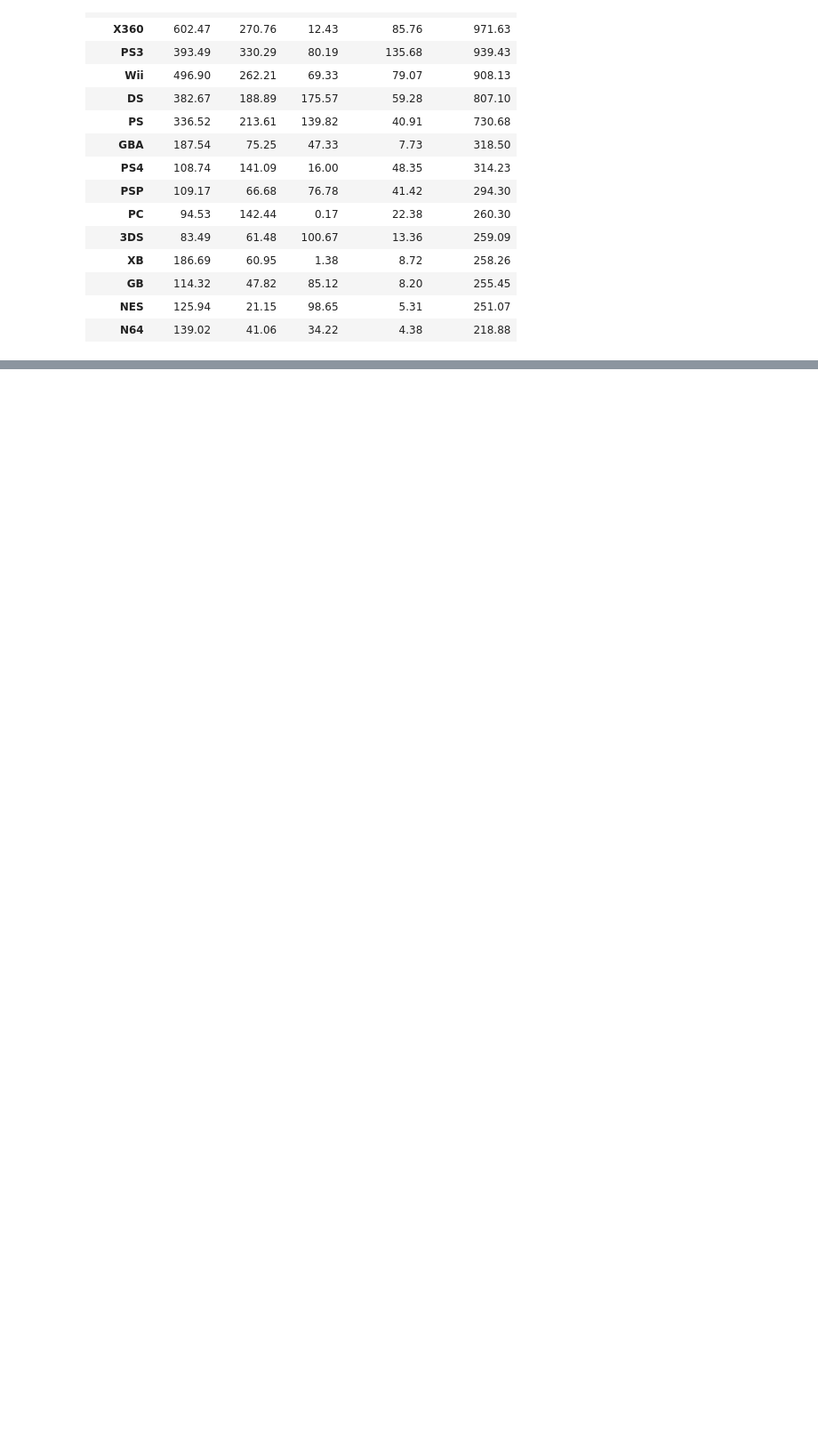
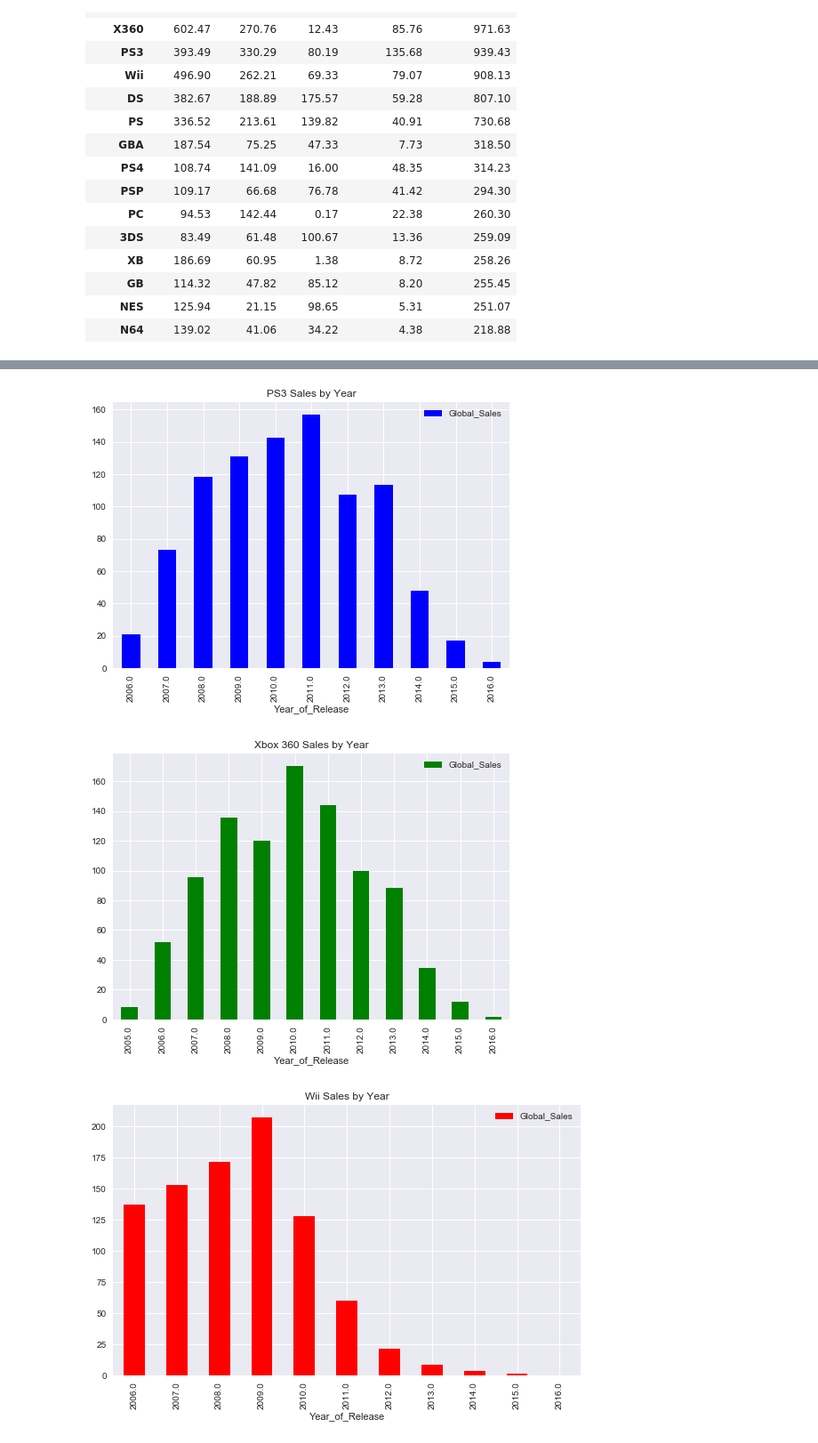
Before and after one commit to billiam527/Data-Visualization-Video-Game-Sales, a Jupyter notebook: Project2.ipynb, the cells around one changed output, grey strips where cells are left out. Shown at 89% size. Saved outputs shown, nothing was run; the diff lists cells and outputs as text; code cells hidden in the pictures; blank space fills up the shorter version.

```diff
--- a/Project2.ipynb
+++ b/Project2.ipynb
@@ -188,0 +170,23 @@ KeyError: 'Platform'
+# %%
+PS3_Sales = df1.loc["PS3"]
+PS3_Sales = PS3_Sales[['Year_of_Release','Global_Sales']]
+PS3_Sales = PS3_Sales.groupby('Year_of_Release').sum()
+
+X360_Sales = df1.loc["X360"]
+X360_Sales = X360_Sales[['Year_of_Release','Global_Sales']]
+X360_Sales = X360_Sales.groupby('Year_of_Release').sum()
+
+Wii_Sales = df1.loc["Wii"]
+Wii_Sales = Wii_Sales[['Year_of_Release','Global_Sales']]
+Wii_Sales = Wii_Sales.groupby('Year_of_Release').sum()
+
+PS3_Sales.plot(kind='bar', color = "b", title = "PS3 Sales by Year")
+X360_Sales.plot(kind='bar', color = "g", title = "Xbox 360 Sales by Year")
+Wii_Sales.plot(kind='bar', color = "r", title = "Wii Sales by Year")
+
+plt.tight_layout()
+plt.show()
+# %% [output]
+[figure, added]
+[figure, added]
+[figure, added]
```
Also changed, not shown: parts of 9 cells of this notebook, 3 other files.
